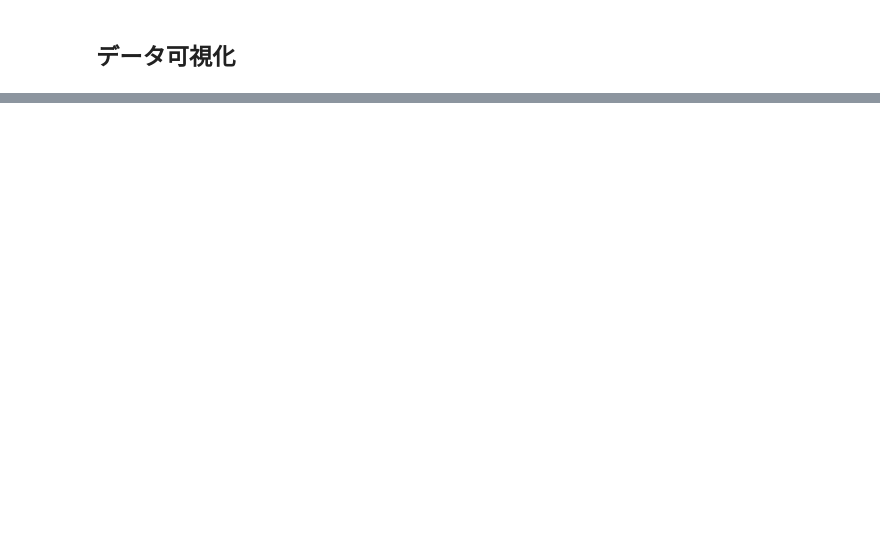
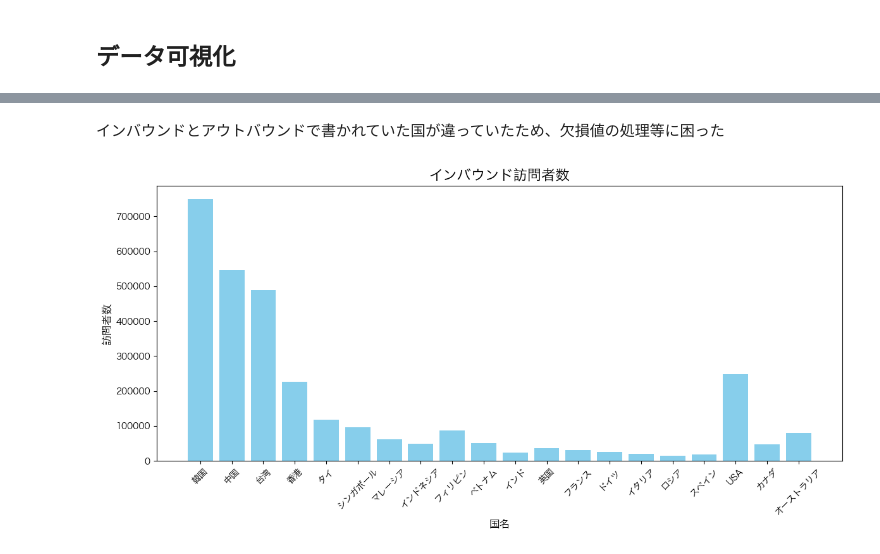
Before and after one commit to DanGaRa215/DSPRG2, a Jupyter notebook: 最終課題.ipynb, the cells around one changed output, grey strips where cells are left out. Saved outputs shown, nothing was run; the diff lists cells and outputs as text; code cells hidden in the pictures; blank space fills up the shorter version.

```diff
--- a/最終課題.ipynb
+++ b/最終課題.ipynb
@@ -275,0 +280,6 @@ print(df.nlargest(5, 'visitors'))
+# %%
+# インバウンドデータを取得
+inbound_data = get_statistics(db_name, visitor_type='インバウンド')
+
+# アウトバウンドデータを取得
+outbound_data = get_statistics(db_name, visitor_type='アウトバウンド')
@@ -275,0 +301,10 @@ print(df.nlargest(5, 'visitors'))
+# %%
+# データの整形
+inbound_data = inbound_data[['country_name', 'visitors']].set_index('country_name')
+outbound_data = outbound_data[['country_name', 'visitors']].set_index('country_name')
+
+# インバウンドとアウトバウンドのデータを統合
+merged_data = inbound_data.join(outbound_data, how='outer', lsuffix='_inbound', rsuffix='_outbound').fillna(0)
+
+# データを確認
+print(merged_data)
@@ -275,0 +329,14 @@ print(df.nlargest(5, 'visitors'))
+# %% [markdown]
+インバウンドとアウトバウンドで書かれていた国が違っていたため、欠損値の処理等に困った
+# %%
+# インバウンドデータの棒グラフ
+plt.figure(figsize=(12, 6))
+plt.bar(inbound_data.index, inbound_data['visitors'], color='skyblue')  # indexを利用
+plt.title('インバウンド訪問者数', fontsize=16)
+plt.xlabel('国名', fontsize=12)
+plt.ylabel('訪問者数', fontsize=12)
+plt.xticks(rotation=45, fontsize=10)
+plt.tight_layout()  # レイアウト調整
+plt.show()
+# %% [output]
+[figure, added]
```
Also changed, not shown: parts of 9 cells of this notebook.
